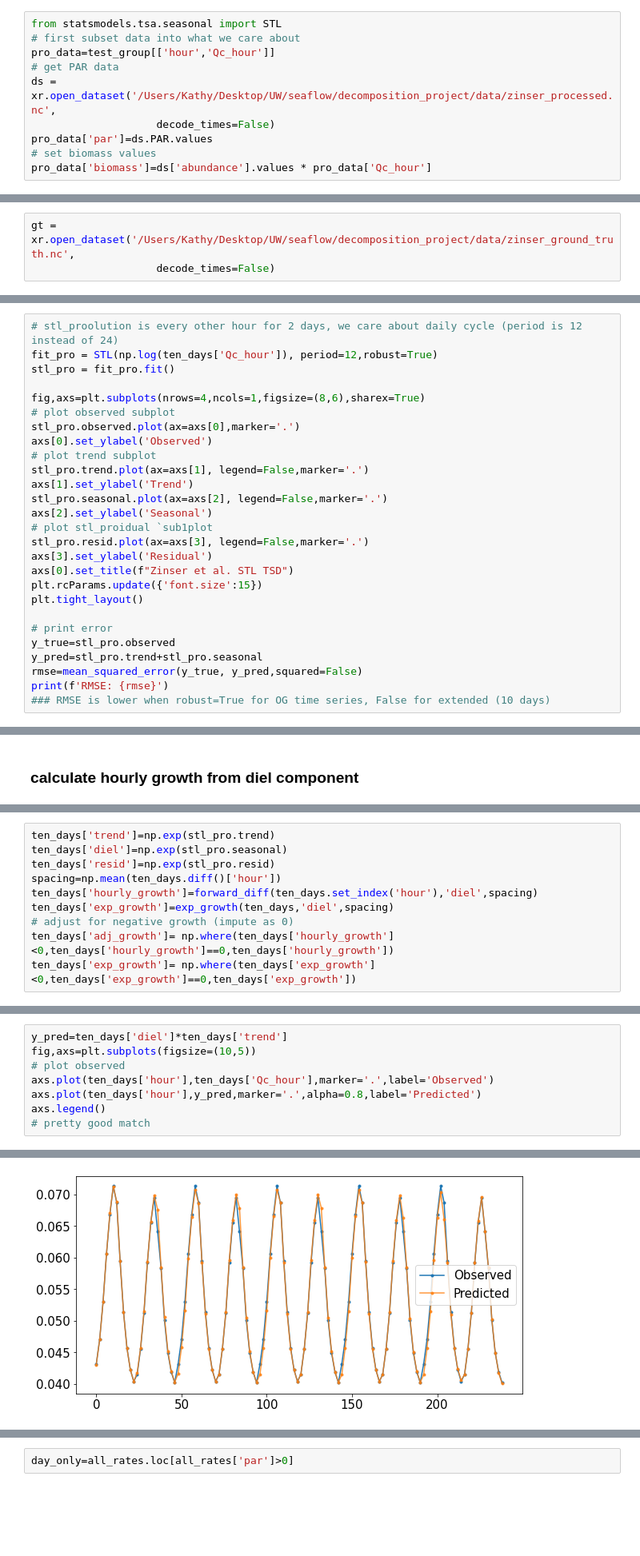
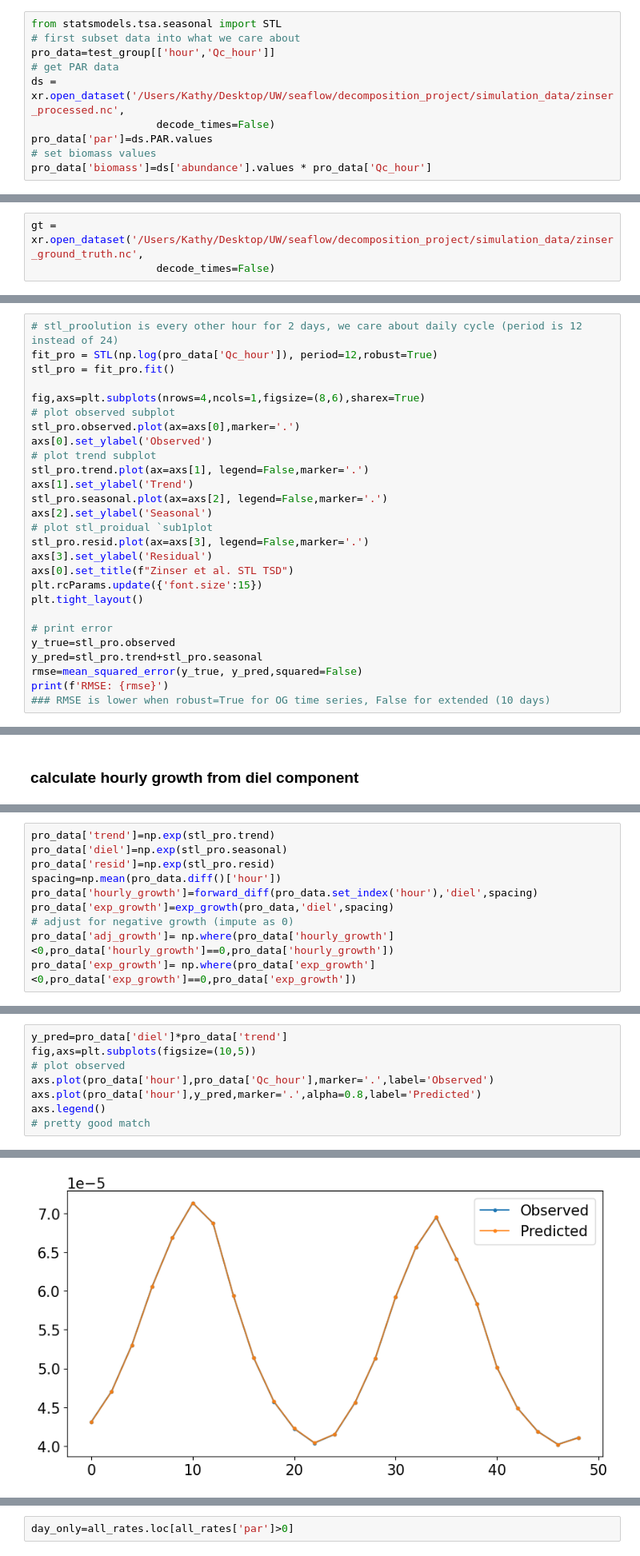
Before and after one commit to klqi/seaflow_tsd, a Jupyter notebook: ground_truth_testing.ipynb, the cells around one changed output, grey strips where cells are left out. Shown at 80% size. Saved outputs shown, nothing was run; the diff lists cells and outputs as text; blank space fills up the shorter version.

Commit message:
update model and figures
Former-commit-id: 824692fb2ca099f63481a394c55e195ff0c9654b

```diff
--- a/ground_truth_testing.ipynb
+++ b/ground_truth_testing.ipynb
@@ -77,7 +77,7 @@ from statsmodels.tsa.seasonal import STL
 # first subset data into what we care about
 pro_data=test_group[['hour','Qc_hour']]
 # get PAR data
-ds = xr.open_dataset('/Users/Kathy/Desktop/UW/seaflow/decomposition_project/data/zinser_processed.nc',
+ds = xr.open_dataset('/Users/Kathy/Desktop/UW/seaflow/decomposition_project/simulation_data/zinser_processed.nc',
                     decode_times=False)
 pro_data['par']=ds.PAR.values
 # set biomass values
@@ -94,7 +94,7 @@ Try using .loc[row_indexer,col_indexer] = value instead
 See the caveats in the documentation: https://pandas.pydata.org/pandas-docs/stable/user_guide/indexing.html#returning-a-view-versus-a-copy
   pro_data['biomass']=ds['abundance'].values * pro_data['Qc_hour']
 # %%
-gt = xr.open_dataset('/Users/Kathy/Desktop/UW/seaflow/decomposition_project/data/zinser_ground_truth.nc',
+gt = xr.open_dataset('/Users/Kathy/Desktop/UW/seaflow/decomposition_project/simulation_data/zinser_ground_truth.nc',
                     decode_times=False)
 # %%
 # add carbon loss
@@ -116,6 +116,6 @@ Text(0, 0.5, 'Qc (pg C/cell*hour)')
 # %%
 # stl_proolution is every other hour for 2 days, we care about daily cycle (period is 12 instead of 24)
-fit_pro = STL(np.log(ten_days['Qc_hour']), period=12,robust=True)
+fit_pro = STL(np.log(pro_data['Qc_hour']), period=12,robust=True)
 stl_pro = fit_pro.fit()
 
 fig,axs=plt.subplots(nrows=4,ncols=1,figsize=(8,6),sharex=True)
@@ -158,15 +158,15 @@ def forward_diff(df,col,spacing):
 def exp_growth(df,col,spacing):
     return(np.log(df[col]/df[col].shift())/spacing)
 # %%
-ten_days['trend']=np.exp(stl_pro.trend)
-ten_days['diel']=np.exp(stl_pro.seasonal)
-ten_days['resid']=np.exp(stl_pro.resid)
-spacing=np.mean(ten_days.diff()['hour'])
-ten_days['hourly_growth']=forward_diff(ten_days.set_index('hour'),'diel',spacing)
-ten_days['exp_growth']=exp_growth(ten_days,'diel',spacing)
+pro_data['trend']=np.exp(stl_pro.trend)
+pro_data['diel']=np.exp(stl_pro.seasonal)
+pro_data['resid']=np.exp(stl_pro.resid)
+spacing=np.mean(pro_data.diff()['hour'])
+pro_data['hourly_growth']=forward_diff(pro_data.set_index('hour'),'diel',spacing)
+pro_data['exp_growth']=exp_growth(pro_data,'diel',spacing)
 # adjust for negative growth (impute as 0)
-ten_days['adj_growth']= np.where(ten_days['hourly_growth']<0,ten_days['hourly_growth']==0,ten_days['hourly_growth'])
-ten_days['exp_growth']= np.where(ten_days['exp_growth']<0,ten_days['exp_growth']==0,ten_days['exp_growth'])
+pro_data['adj_growth']= np.where(pro_data['hourly_growth']<0,pro_data['hourly_growth']==0,pro_data['hourly_growth'])
+pro_data['exp_growth']= np.where(pro_data['exp_growth']<0,pro_data['exp_growth']==0,pro_data['exp_growth'])
 # %%
 # plot calculated hourly growth
 fig,axs=plt.subplots(figsize=(12,6))
@@ -201,14 +201,14 @@ Text(0.5, 0, 'Time (hours)')
 # %%
-y_pred=ten_days['diel']*ten_days['trend']
+y_pred=pro_data['diel']*pro_data['trend']
 fig,axs=plt.subplots(figsize=(10,5))
 # plot observed
-axs.plot(ten_days['hour'],ten_days['Qc_hour'],marker='.',label='Observed')
-axs.plot(ten_days['hour'],y_pred,marker='.',alpha=0.8,label='Predicted')
+axs.plot(pro_data['hour'],pro_data['Qc_hour'],marker='.',label='Observed')
+axs.plot(pro_data['hour'],y_pred,marker='.',alpha=0.8,label='Predicted')
 axs.legend()
 # pretty good match
 # %% [output]
 <matplotlib.legend.Legend at 0x...>
-[figure, old version]
+[figure, new version]
 # %% [markdown]
 ### Compare calculated hourly growth with PP
 First, compare raw TSD output. Then, use Webb model (the model Zinser paper chose) results to compare.
```
Also changed, not shown: parts of 17 cells of this notebook, 9 other files.
